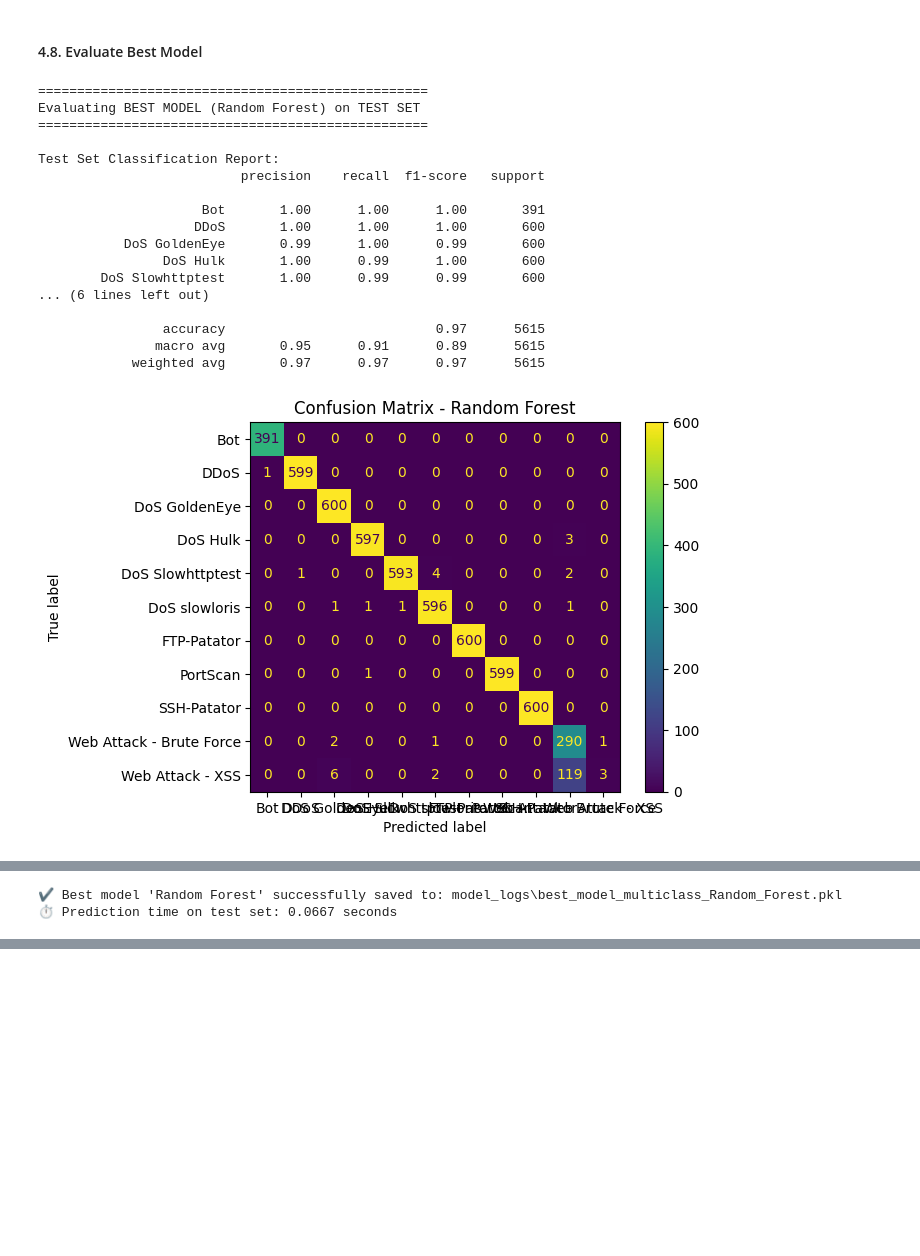
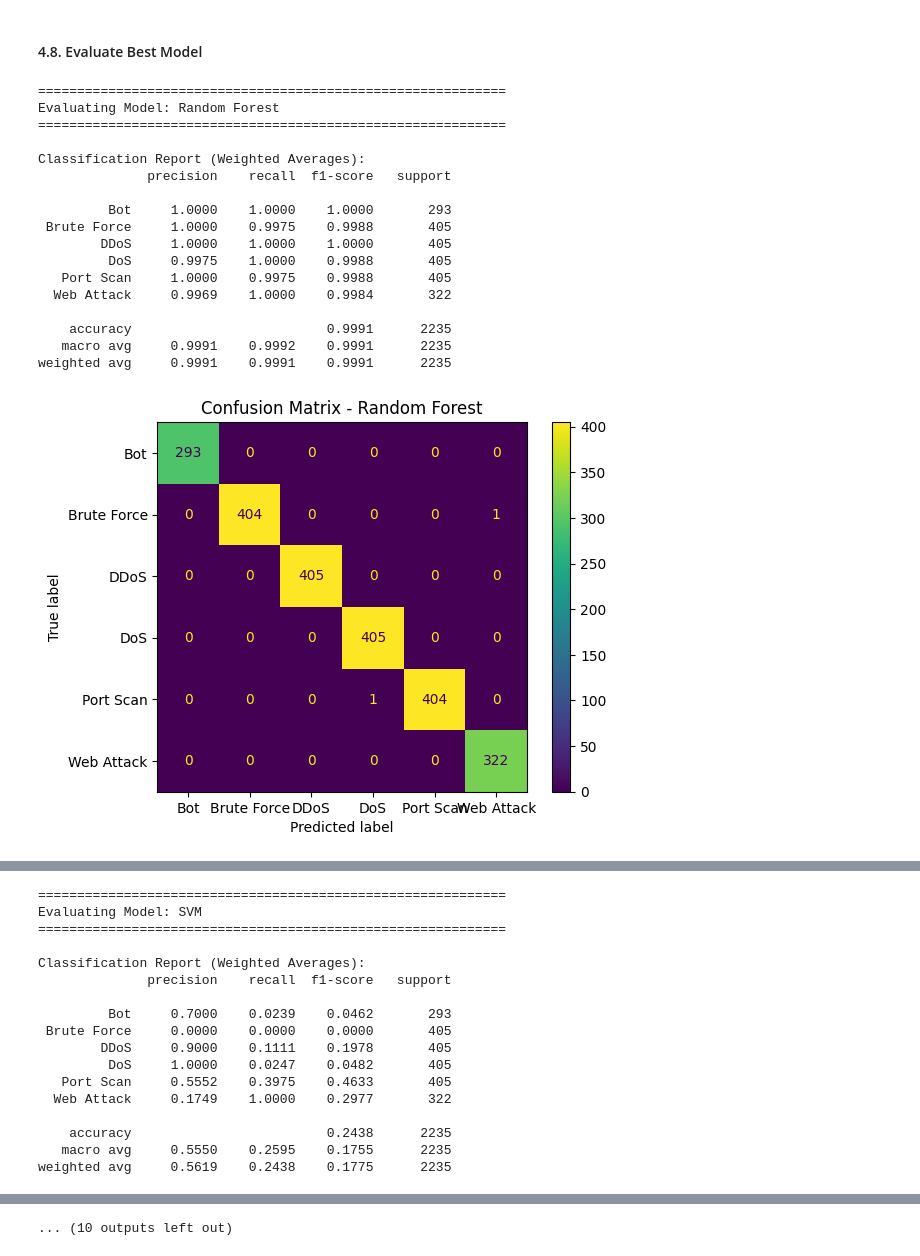
Before and after one commit to burakdogangazi/Confidence-Based-Hierarchical-IDS, a Jupyter notebook: IDS_Model_Train_Evaluation.ipynb, the cells around one changed output, grey strips where cells are left out. Saved outputs shown, nothing was run; the diff lists cells and outputs as text; code cells hidden in the pictures; blank space fills up the shorter version.

```diff
--- a/IDS_Model_Train_Evaluation.ipynb
+++ b/IDS_Model_Train_Evaluation.ipynb
@@ -940,8 +1066,8 @@ attack_counts = y_attack.value_counts()
 sampling_strategy = {}
 
 for label, count in attack_counts.items():
-    if count > 3000:
-        sampling_strategy[label] = 3000
+    if count > 2700:
+        sampling_strategy[label] = 2700
     else:
         sampling_strategy[label] = count
 
@@ -975,12 +1096,12 @@ Name: count, dtype: int64
 # %%
 X_train, X_test, y_train, y_test = train_test_split(
     X_attack_balanced, y_attack_balanced,
-    test_size=0.2, random_state=42, stratify=y_attack_balanced
+    test_size=0.15, random_state=42, stratify=y_attack_balanced
 )
 # %% [markdown]
 #### 4.4. SMOTE for Train Class Balancing
 # %%
-smote_target_counts = {label: 2400 for label in y_train.unique()}
+smote_target_counts = {label: 2700 for label in y_train.unique()}
 
 smote = SMOTE(sampling_strategy=smote_target_counts, random_state=42)
 X_train_resampled, y_train_resampled = smote.fit_resample(X_train, y_train)
@@ -1058,7 +1181,7 @@ multiclass_models = [
 # %% [markdown]
 #### 4.7. Train and Compare
 # %%
-trained_models, results = train_and_compare(multiclass_models, X_train, y_train, problem_type='multiclass')
+trained_models, results = train_and_compare(multiclass_models, X_train_resampled, y_train_resampled, problem_type='multiclass')
 # %% [output]
 ==================================================
 Evaluating Random Forest
@@ -1163,23 +1286,23 @@ Comparative Performance Metrics:
 # %% [markdown]
 #### 4.8. Evaluate Best Model
 # %%
-evaluate_on_test(trained_models, X_test, y_test, problem_type='multiclass')
+evaluate_all_on_test(trained_models, X_test, y_test, problem_type='multiclass')
 # %% [output]
-==================================================
-Evaluating BEST MODEL (Random Forest) on TEST SET
-==================================================
+============================================================
+Evaluating Model: Random Forest
+============================================================
 
-Test Set Classification Report:
-                          precision    recall  f1-score   support
+Classification Report (Weighted Averages):
+              precision    recall  f1-score   support
 
-                     Bot       1.00      1.00      1.00       391
-                    DDoS       1.00      1.00      1.00       600
-           DoS GoldenEye       0.99      1.00      0.99       600
-                DoS Hulk       1.00      0.99      1.00       600
-        DoS Slowhttptest       1.00      0.99      0.99       600
-... (6 lines left out)
+         Bot     1.0000    1.0000    1.0000       293
+ Brute Force     1.0000    0.9975    0.9988       405
+        DDoS     1.0000    1.0000    1.0000       405
+         DoS     0.9975    1.0000    0.9988       405
+   Port Scan     1.0000    0.9975    0.9988       405
+  Web Attack     0.9969    1.0000    0.9984       322
 
-                accuracy                           0.97      5615
-               macro avg       0.95      0.91      0.89      5615
-            weighted avg       0.97      0.97      0.97      5615
+    accuracy                         0.9991      2235
+   macro avg     0.9991    0.9992    0.9991      2235
+weighted avg     0.9991    0.9991    0.9991      2235
-[figure, old version]
+[figure, new version]
@@ -1188,2 +1311,17 @@ Test Set Classification Report:
-✔ Best model 'Random Forest' successfully saved to: model_logs\best_model_multiclass_Random_Forest.pkl
-⏱ Prediction time on test set: 0.0667 seconds
+============================================================
+Evaluating Model: SVM
+============================================================
+
+Classification Report (Weighted Averages):
+              precision    recall  f1-score   support
+
+         Bot     0.7000    0.0239    0.0462       293
+ Brute Force     0.0000    0.0000    0.0000       405
+        DDoS     0.9000    0.1111    0.1978       405
+         DoS     1.0000    0.0247    0.0482       405
+   Port Scan     0.5552    0.3975    0.4633       405
+  Web Attack     0.1749    1.0000    0.2977       322
+
+    accuracy                         0.2438      2235
+   macro avg     0.5550    0.2595    0.1755      2235
+weighted avg     0.5619    0.2438    0.1775      2235
@@ -1189,0 +1367 @@ Test Set Classification Report:
+... (10 outputs left out)
```
Also changed, not shown: parts of 17 cells of this notebook.
